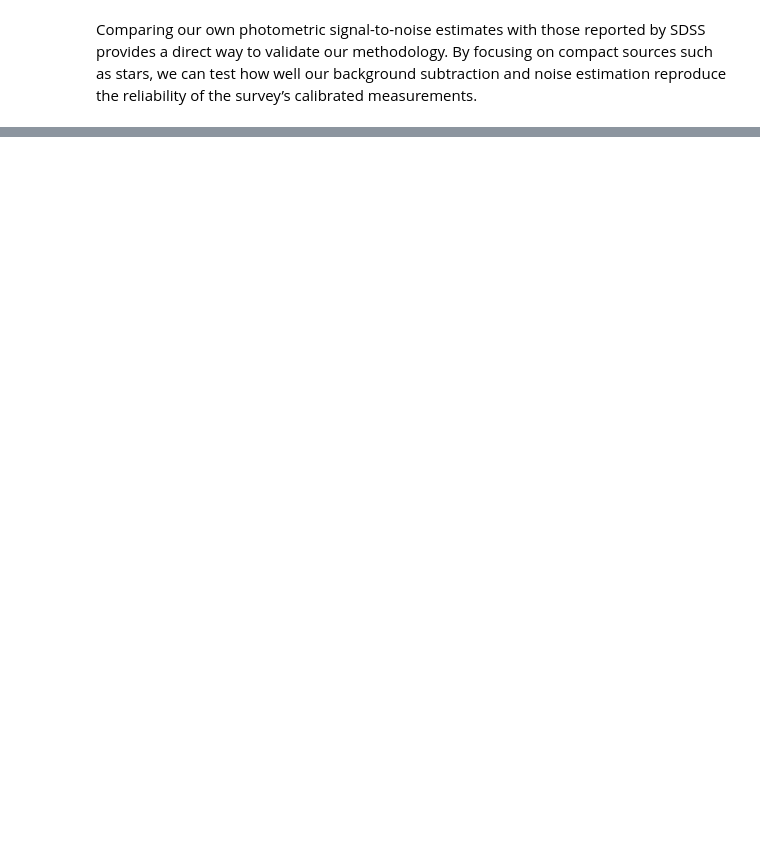
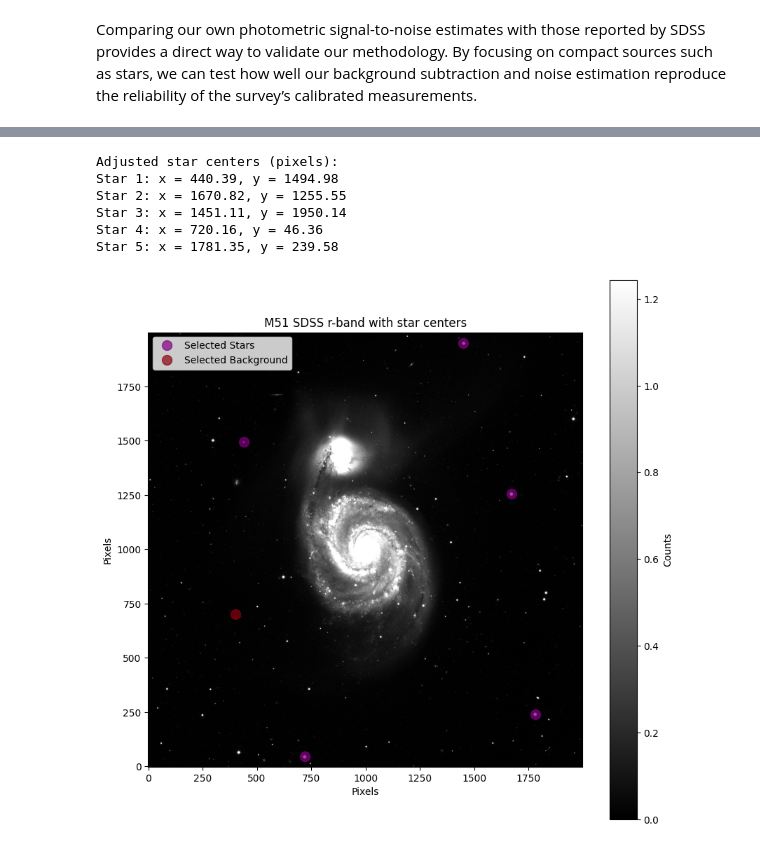
Before and after one commit to conichito/AS4501, a Jupyter notebook: Homework 1/Tarea-1.ipynb, the cells around one changed output, grey strips where cells are left out. Saved outputs shown, nothing was run; the diff lists cells and outputs as text; code cells hidden in the pictures; blank space fills up the shorter version.

```diff
--- a/Homework 1/Tarea-1.ipynb
+++ b/Homework 1/Tarea-1.ipynb
@@ -777,0 +757,58 @@ The S/N values we obtained are broadly consistent with those from SDSS, though s
+# %%
+# Approximate pixel positions of the stars
+star_positions_pix = [
+    (445, 1500),
+    (1670, 1255),
+    (1450, 1949),
+    (734, 60),
+    (1780, 240)
+]
+
+# Test position
+background_pix = (400, 700)
+
+# Refine the centers using centroid_com
+adjusted_positions = []
+
+for x, y in star_positions_pix:
+    # Extract a small box around the star
+    size = 50  # pixels, window for centroid calculation
+    sub = data[int(y-size//2):int(y+size//2)+1, int(x-size//2):int(x+size//2)+1]
+
+    # Compute the center of mass
+    cy, cx = centroid_com(sub)
+
+    # Convert to coordinates in the full image
+    x_center = x - size//2 + cx
+    y_center = y - size//2 + cy
+
+    adjusted_positions.append((x_center, y_center))
+
+adjusted_positions = np.array(adjusted_positions)
+
+print("Adjusted star centers (pixels):")
+for i, (x, y) in enumerate(adjusted_positions):
+    print(f"Star {i+1}: x = {x:.2f}, y = {y:.2f}")
+
+# Plot the FITS image
+plt.figure(figsize=(10,10))
+plt.imshow(data, cmap='gray', origin='lower', vmin=0, vmax=np.percentile(data, 99))
+plt.colorbar(label='Counts')
+plt.title('M51 SDSS r-band with star centers')
+
+# Overlay the adjusted star centers
+for i, (x, y) in enumerate(adjusted_positions):
+    plt.plot(x, y, 'o', markersize=10, alpha=0.7, color='purple', label=f'Selected Stars' if i==0 else "")
+plt.plot(background_pix[0], background_pix[1], 'o', markersize=10, alpha=0.7, color='#8C000F', label='Selected Background')
+plt.legend()
+plt.xlabel("Pixels")
+plt.ylabel("Pixels")
+plt.show()
+# %% [output]
+Adjusted star centers (pixels):
+Star 1: x = 440.39, y = 1494.98
+Star 2: x = 1670.82, y = 1255.55
+Star 3: x = 1451.11, y = 1950.14
+Star 4: x = 720.16, y = 46.36
+Star 5: x = 1781.35, y = 239.58
+[figure, added]
```
Also changed, not shown: parts of 27 cells of this notebook.
